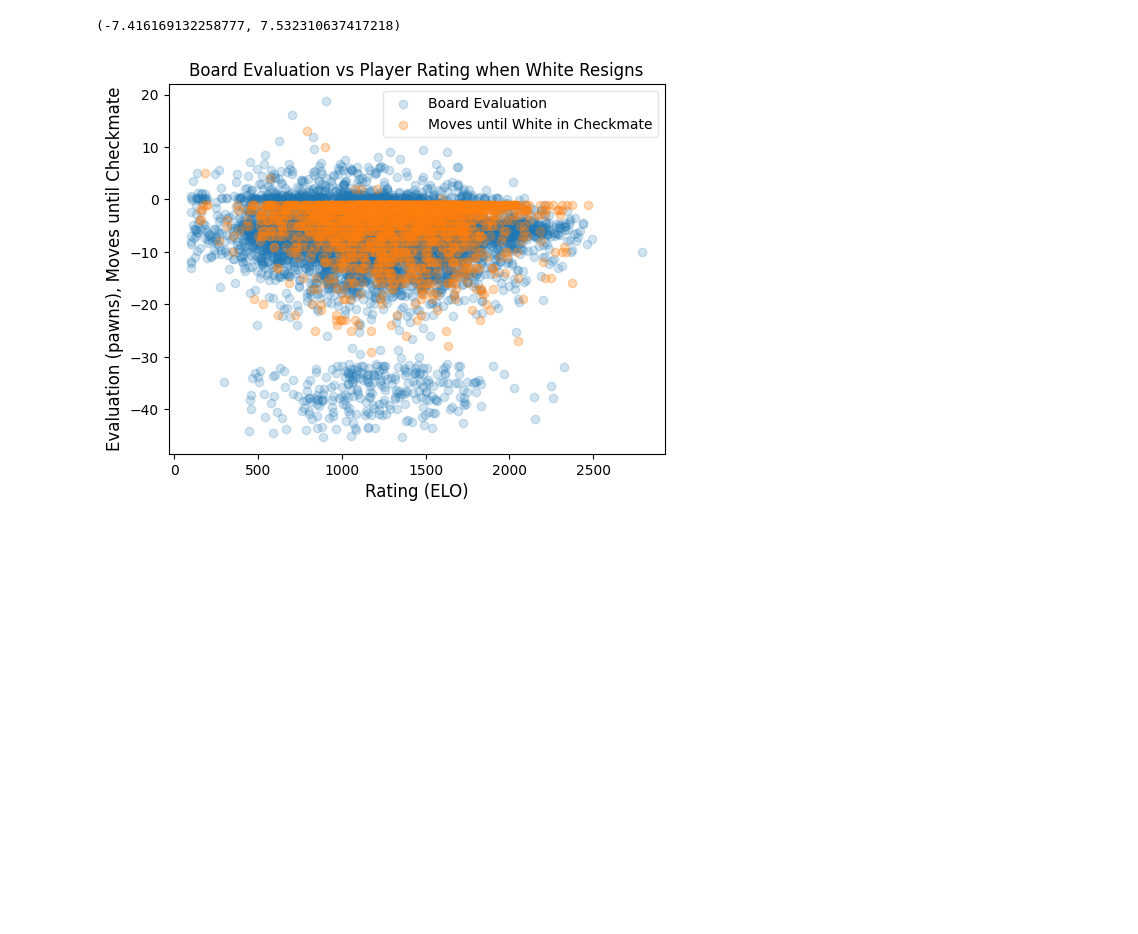
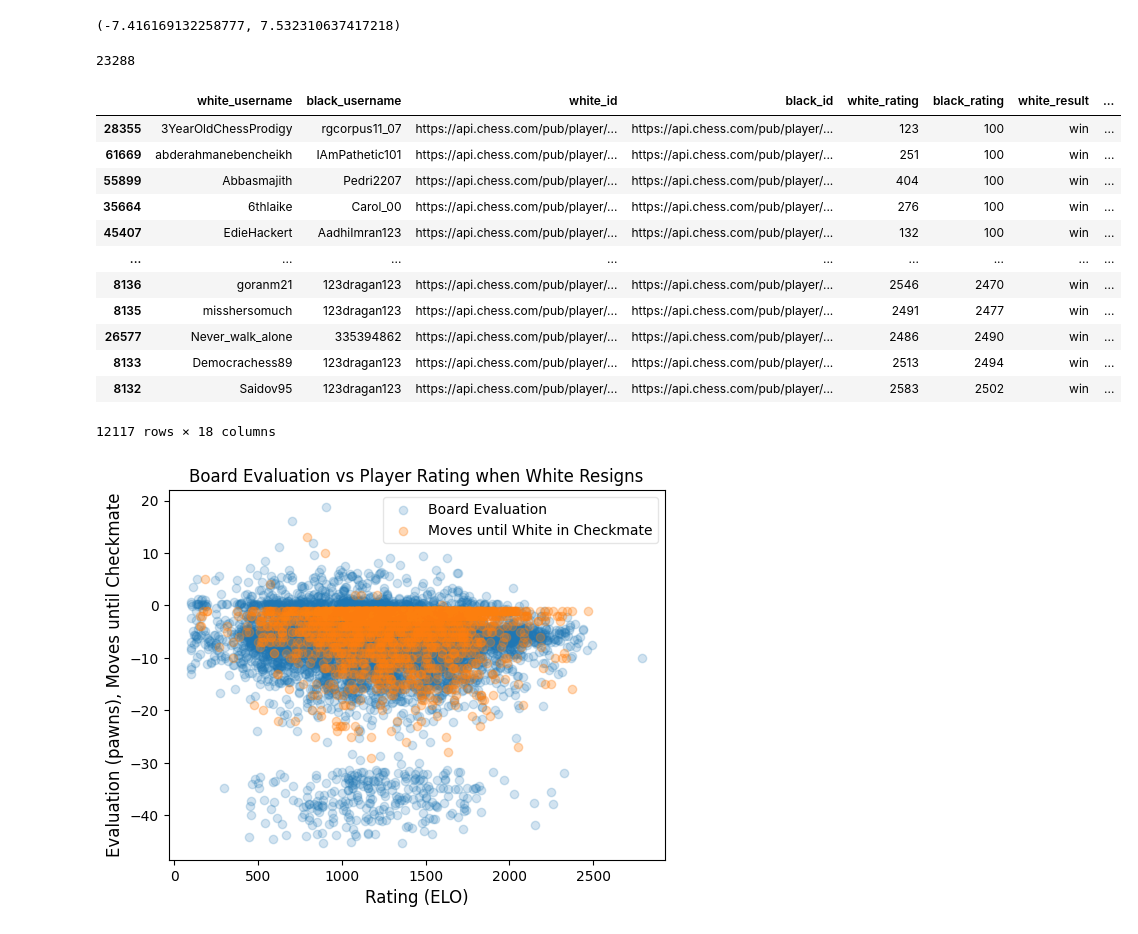
Before and after one commit to Torbet/Chess-DS, a Jupyter notebook: Resignations.ipynb, the cells around one changed output. Drawn from its saved outputs; the diff is of its cells as text; code cells hidden in the pictures; blank space fills up the shorter version.

```diff
--- a/Resignations.ipynb
+++ b/Resignations.ipynb
@@ -21,6 +21,26 @@ black_resigns = df.loc[df['black_result'] == 'resigned'].sort_values(by=['black_
 white_resigns['evaluation'].mean(), black_resigns['evaluation'].mean()
 # %% [output]
 (-7.416169132258777, 7.532310637417218)
+# %%
+len(black_resigns) + len(white_resigns)
+# %% [output]
+23288
+# %%
+black_resigns
+# %% [output]
+|  | white_username | black_username | white_id | black_id | white_rating | black_rating | white_result | ... |
+| 28355 | 3YearOldChessProdigy | rgcorpus11_07 | https://api.chess.com/pub/player/... | https://api.chess.com/pub/player/... | 123 | 100 | win | ... |
+| 61669 | abderahmanebencheikh | IAmPathetic101 | https://api.chess.com/pub/player/... | https://api.chess.com/pub/player/... | 251 | 100 | win | ... |
+| 55899 | Abbasmajith | Pedri2207 | https://api.chess.com/pub/player/... | https://api.chess.com/pub/player/... | 404 | 100 | win | ... |
+| 35664 | 6thlaike | Carol_00 | https://api.chess.com/pub/player/... | https://api.chess.com/pub/player/... | 276 | 100 | win | ... |
+| 45407 | EdieHackert | AadhiImran123 | https://api.chess.com/pub/player/... | https://api.chess.com/pub/player/... | 132 | 100 | win | ... |
+| ... | ... | ... | ... | ... | ... | ... | ... | ... |
+| 8136 | goranm21 | 123dragan123 | https://api.chess.com/pub/player/... | https://api.chess.com/pub/player/... | 2546 | 2470 | win | ... |
+| 8135 | misshersomuch | 123dragan123 | https://api.chess.com/pub/player/... | https://api.chess.com/pub/player/... | 2491 | 2477 | win | ... |
+| 26577 | Never_walk_alone | 335394862 | https://api.chess.com/pub/player/... | https://api.chess.com/pub/player/... | 2486 | 2490 | win | ... |
+| 8133 | Democrachess89 | 123dragan123 | https://api.chess.com/pub/player/... | https://api.chess.com/pub/player/... | 2513 | 2494 | win | ... |
+| 8132 | Saidov95 | 123dragan123 | https://api.chess.com/pub/player/... | https://api.chess.com/pub/player/... | 2583 | 2502 | win | ... |
+12117 rows × 18 columns
 # %%
 plt.title('Board Evaluation vs Player Rating when White Resigns')
 plt.xlabel('Rating (ELO)', fontsize=12)
```
Also changed, not shown: 1 other file.
